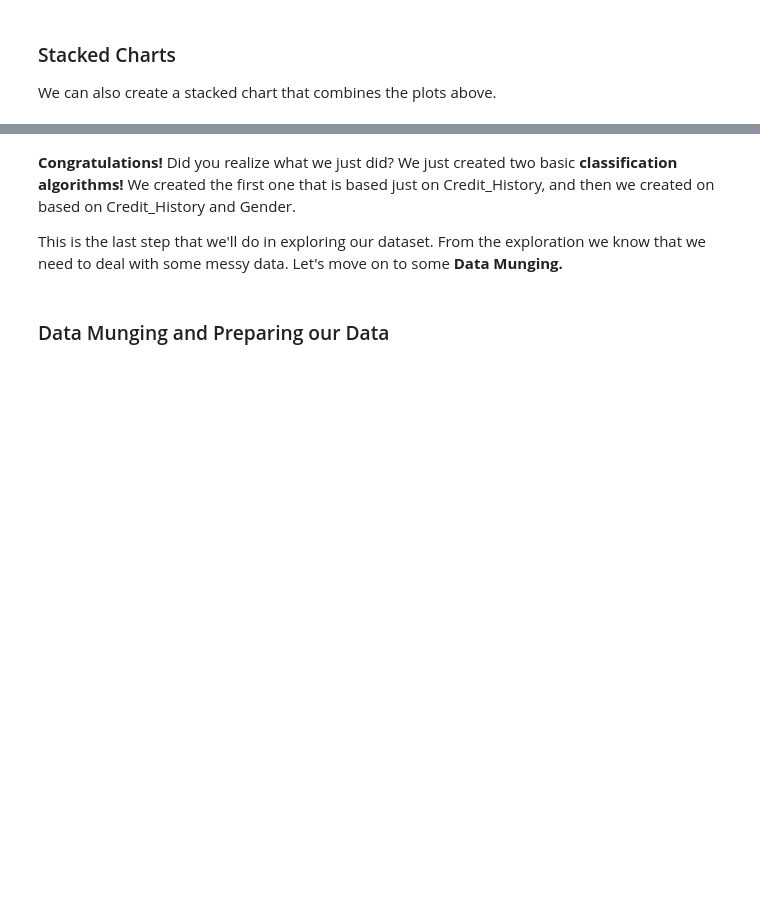
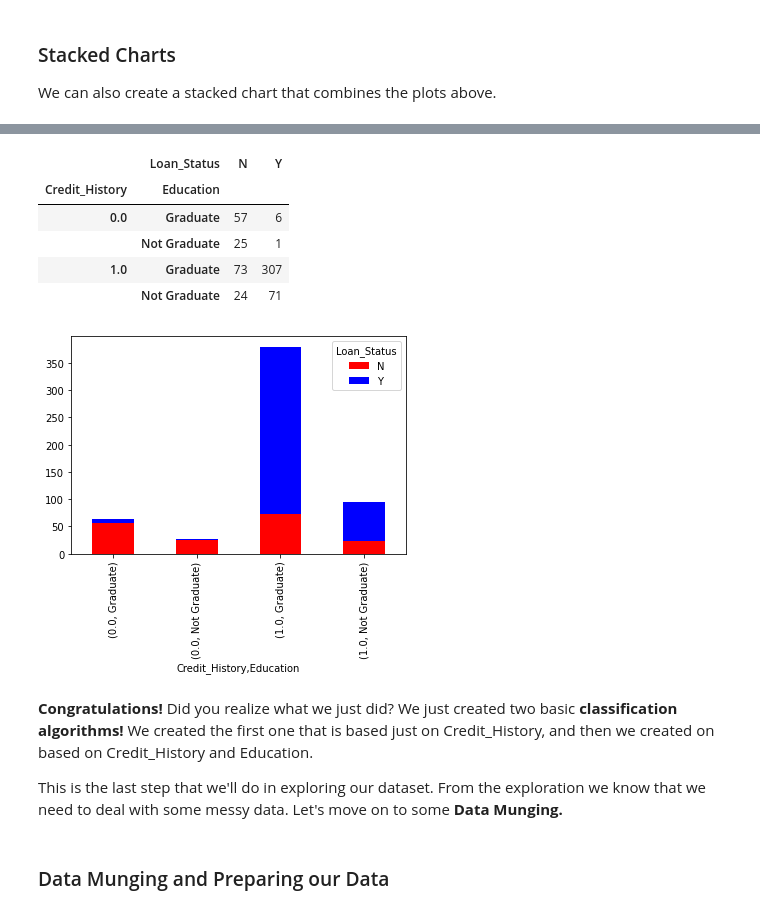
Before and after one commit to microsoft/Reactors, a Jupyter notebook: workshop-resources/data-science-and-machine-learning/Data_Science_1/loan-project/loan-notebook.ipynb, the cells around one changed output, grey strips where cells are left out. Drawn from its saved outputs; the diff is of its cells as text; code cells hidden in the pictures; blank space fills up the shorter version.

```diff
--- a/workshop-resources/data-science-and-machine-learning/Data_Science_1/loan-project/loan-notebook.ipynb
+++ b/workshop-resources/data-science-and-machine-learning/Data_Science_1/loan-project/loan-notebook.ipynb
@@ -212,9 +331,17 @@ pd.crosstab?
 # %%
-temp3 = pd.crosstab([df['Credit_History'], df['Gender']], df['Loan_Status'],)
+temp3 = pd.crosstab([df['Credit_History'], df['Education']], df['Loan_Status'],)
 temp3.plot(kind='bar', stacked=True, color=['red','blue'], )
 temp3
+# %% [output]
+|  | Loan_Status | N | Y |
+| Credit_History | Education |  |  |
+| 0.0 | Graduate | 57 | 6 |
+|  | Not Graduate | 25 | 1 |
+| 1.0 | Graduate | 73 | 307 |
+|  | Not Graduate | 24 | 71 |
+[figure, added]
 # %% [markdown]
-**Congratulations!** Did you realize what we just did? We just created two basic **classification algorithms!** We created the first one that is based just on Credit_History, and then we created on based on Credit_History and Gender.
+**Congratulations!** Did you realize what we just did? We just created two basic **classification algorithms!** We created the first one that is based just on Credit_History, and then we created on based on Credit_History and Education.
 
 This is the last step that we'll do in exploring our dataset. From the exploration we know that we need to deal with some messy data. Let's move on to some **Data Munging.**
 # %% [markdown]
```
Also changed, not shown: parts of 38 cells of this notebook, 1 other file.
